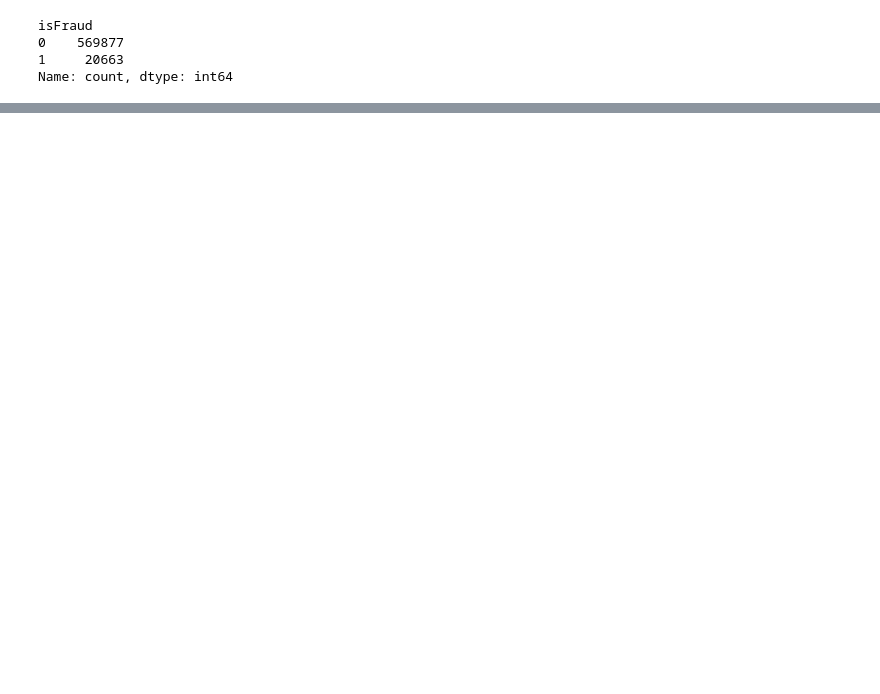
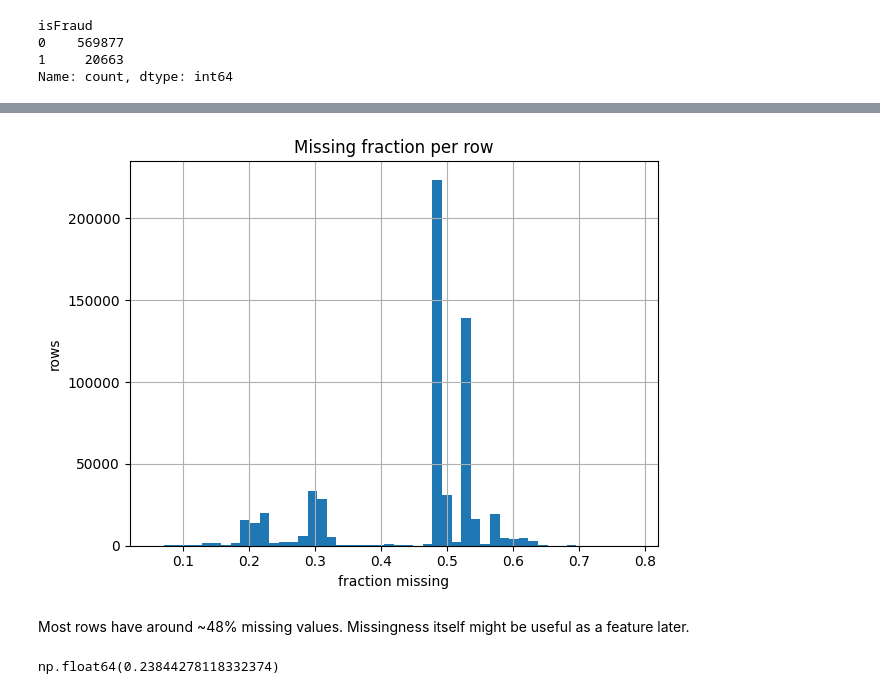
Before and after one commit to GaneshPokharel-tech/ieee-cis-fraud-detection, a Jupyter notebook: notebooks/01_eda.ipynb, the cells around one changed output, grey strips where cells are left out. Saved outputs shown, nothing was run; the diff lists cells and outputs as text; code cells hidden in the pictures; blank space fills up the shorter version.

```diff
--- a/notebooks/01_eda.ipynb
+++ b/notebooks/01_eda.ipynb
@@ -124,0 +88,3 @@ ROC-AUC: 0.6502588069310049
+# %%
+row_missing = df.isna().mean(axis=1)
+row_missing.describe()
@@ -124,0 +101,18 @@ ROC-AUC: 0.6502588069310049
+# %%
+ax = row_missing.hist(bins=50)
+ax.set_title("Missing fraction per row")
+ax.set_xlabel("fraction missing")
+ax.set_ylabel("rows")
+
+plt.tight_layout()
+plt.savefig(FIG_DIR / "missing_fraction_per_row.png", dpi=150)
+plt.show()
+# %% [output]
+[figure, added]
+# %% [markdown]
+Most rows have around ~48% missing values. Missingness itself might be useful as a feature later.
+# %%
+coverage = df["DeviceType"].notna().mean()
+coverage
+# %% [output]
+np.float64(0.23844278118332374)
```
Also changed, not shown: parts of 25 cells of this notebook, 6 other files.
